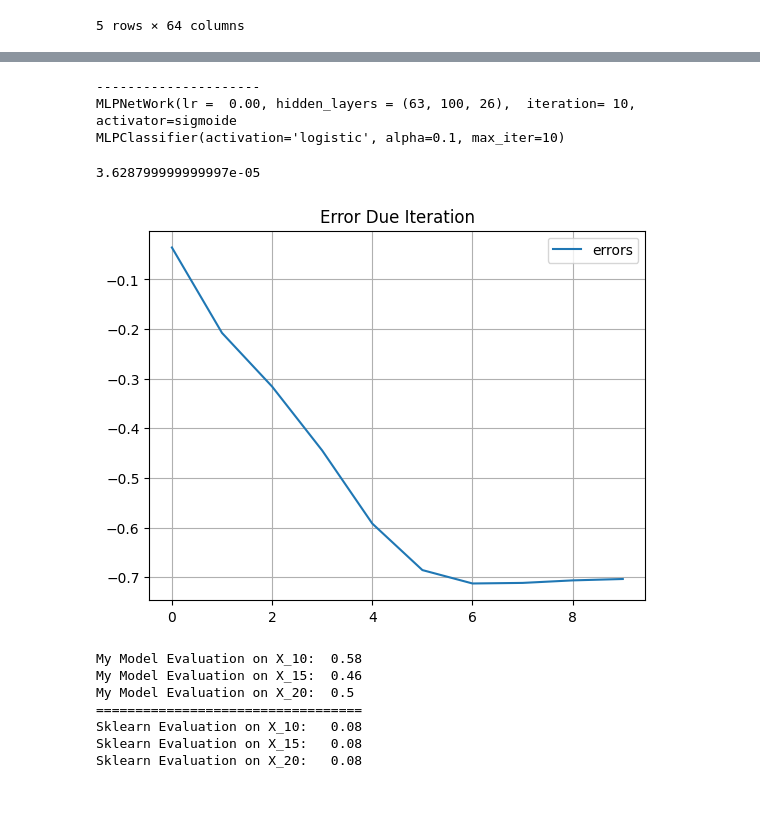
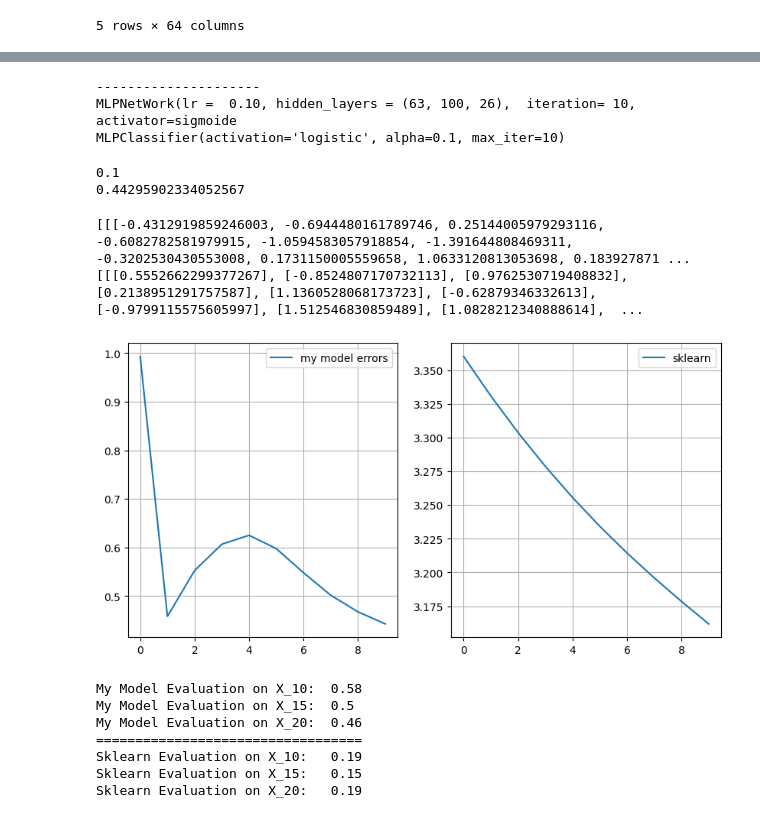
Before and after one commit to amirhu37/mlp-from-scratch, a Jupyter notebook: Multi-layer-perceptron.ipynb, the cells around one changed output, grey strips where cells are left out. Saved outputs shown, nothing was run; the diff lists cells and outputs as text; code cells hidden in the pictures.

Commit message:
updated, plots

```diff
--- a/Multi-layer-perceptron.ipynb
+++ b/Multi-layer-perceptron.ipynb
@@ -240,7 +240,7 @@ class MLPNetWork:
         return "NLP"
     def __init__(self,
                  layers : tuple[int] = (100,),
-                 lr : float = 0.00001,
+                 lr : float = 0.01,
                  max_iter : int = 200,
                  activation: Literal["bisig", "sigmoide",
                                      "relu", 'tanh', 'softmax'] = "bisig" ,
@@ -296,6 +296,7 @@ class MLPNetWork:
             inputs = list(inputs)
 
         current = Matrix.from_data([inputs]).transpose()
+        # print(current)
         self.data = [current]
         for layer in range(len(self.layers) -1):
             # print(self.layers)
@@ -358,12 +359,14 @@ class MLPNetWork:
                 err = self._back_propogate(out, target[j])
 
             # Adaptive Learning rate
-            errors.append(np.mean(err))
-            self.lr =  self.lr * (1 - .1 * iter)
+            errors.append(np.mean(np.abs(err)))
+            # self.lr =  self.lr * (1 - .1 * iter)
 
 
         self.history = dict()
-        self.history["error" ] =  np.array(errors).reshape(-1).tolist()
+        errors = np.array(errors).reshape(-1).tolist()
+        self.history["error" ] = errors
+        self.history['loss'] = errors[-1]
         return self
 
     def predict(self, inputs):
@@ -428,23 +431,35 @@ print(my_model_history)
 print(sklearn_model_history)
 # %% [output]
 ---------------------
-MLPNetWork(lr =  0.00, hidden_layers = (63, 100, 26),  iteration= 10, activator=sigmoide
+MLPNetWork(lr =  0.10, hidden_layers = (63, 100, 26),  iteration= 10, activator=sigmoide
 MLPClassifier(activation='logistic', alpha=0.1, max_iter=10)
 # %%
 print(my_model_history.lr)
 # print(my_model_history.history['error'])
+print(my_model_history.history['loss'])
+sklearnloss = sklearn_model_history.loss_curve_
 # %% [output]
-3.628799999999997e-05
+0.1
+0.44295902334052567
+# %%
+print(my_model_history.weights)
+print(my_model.bias)
+# %% [output]
+[[[-0.4312919859246003, -0.6944480161789746, 0.25144005979293116, -0.6082782581979915, -1.0594583057918854, -1.391644808469311, -0.3202530430553008, 0.1731150005559658, 1.0633120813053698, 0.183927871 ...
+[[[0.5552662299377267], [-0.8524807170732113], [0.9762530719408832], [0.2138951291757587], [1.1360528068173723], [-0.62879346332613], [-0.9799115575605997], [1.512546830859489], [1.0828212340888614],  ...
 # %%
 from matplotlib import pyplot as plt
-
-plt.title("Error Due Iteration")
-plt.plot(my_model_history.history['error'], label = "errors")
-plt.legend()
-plt.grid()
+fig, (ax1, ax2) = plt.subplots(1, 2, figsize=(10, 5))
+fig.set_label("Error Due Iteration")
+ax1.plot(my_model_history.history['error'], label = "my model errors")
+ax2.plot(sklearn_model_history.loss_curve_, label = "sklearn")
+ax1.legend()
+ax2.legend()
+ax2.grid()
+ax1.grid()
 plt.show()
 # %% [output]
-[figure, old version]
+[figure, new version]
 # %%
 # My Model
 my_eval_10 =  my_model.evaluate(X_10, Y_10)
@@ -467,12 +482,12 @@ print("Sklearn Evaluation on X_15:  " , round(sklearn_eval_15, 2) )
 print("Sklearn Evaluation on X_20:  " , round(sklearn_eval_20, 2) )
 # %% [output]
 My Model Evaluation on X_10:  0.58
-My Model Evaluation on X_15:  0.46
-My Model Evaluation on X_20:  0.5
+My Model Evaluation on X_15:  0.5
+My Model Evaluation on X_20:  0.46
 ==================================
-Sklearn Evaluation on X_10:   0.08
-Sklearn Evaluation on X_15:   0.08
-Sklearn Evaluation on X_20:   0.08
+Sklearn Evaluation on X_10:   0.19
+Sklearn Evaluation on X_15:   0.15
+Sklearn Evaluation on X_20:   0.19
 # %%
 print(f"My prediction on X_10 :     {my_model.predict(X_10)}")
 print(f"The true value of Y_10 is:  {Y_10}")
```
Also changed, not shown: parts of 2 cells of this notebook.
